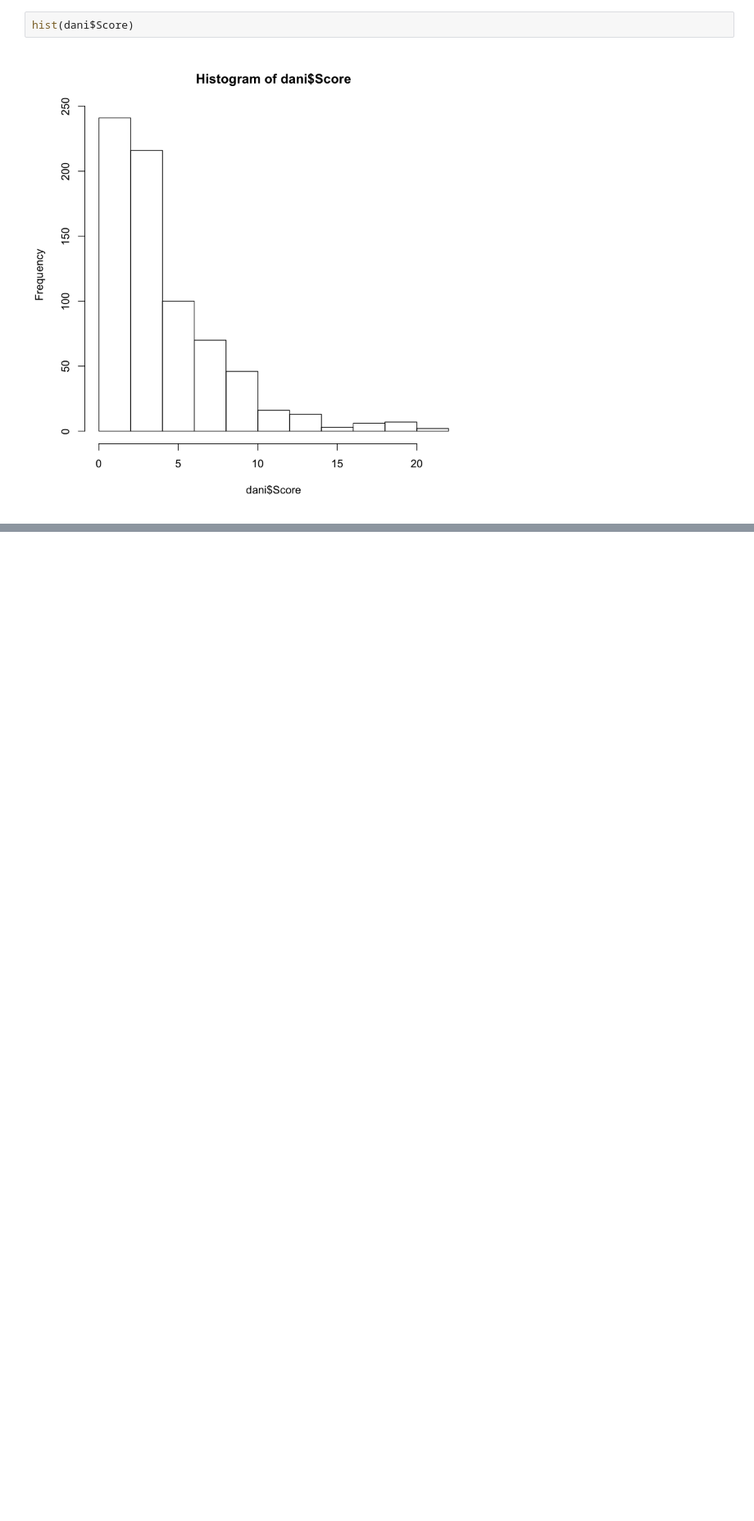
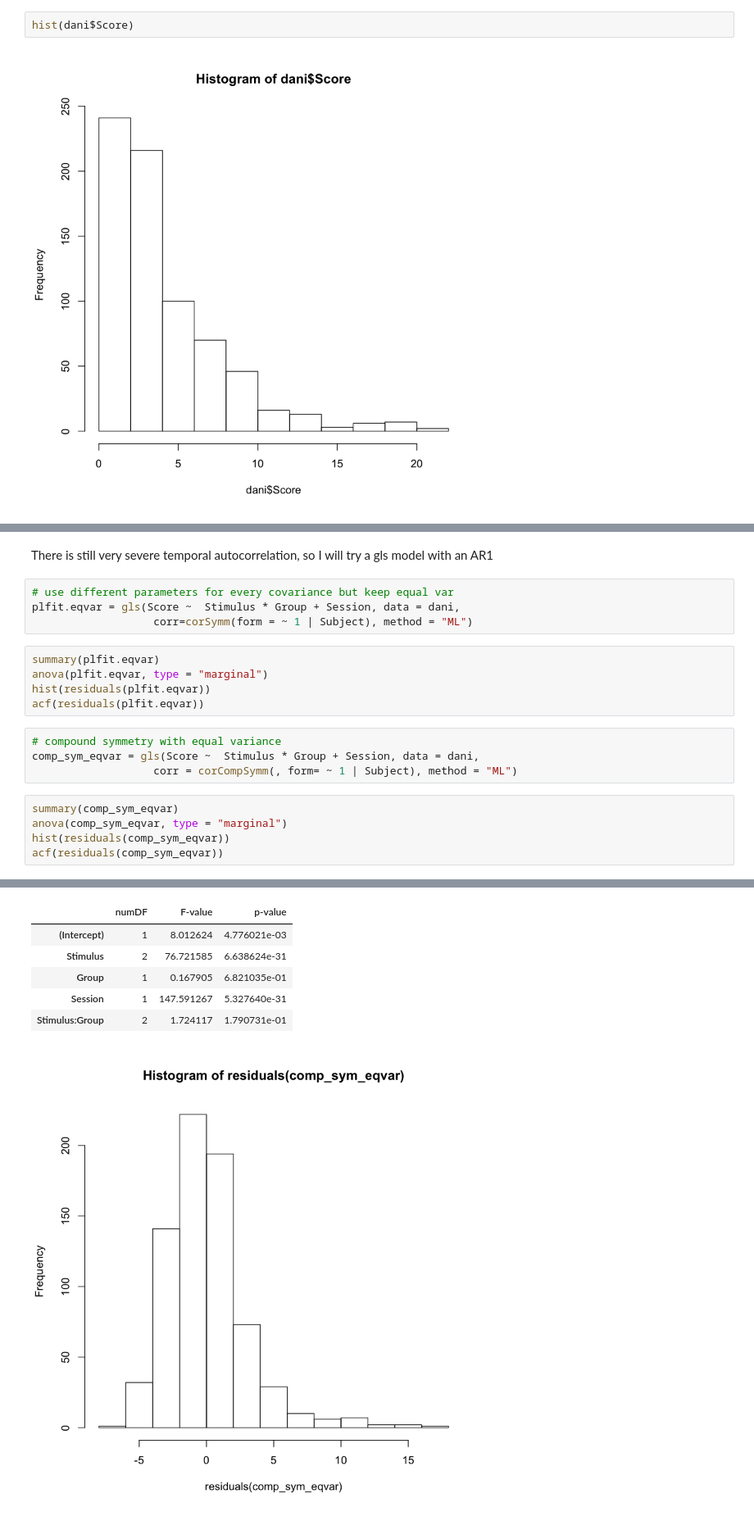
Before and after one commit to Lslipski/pbs110, a Jupyter notebook: pbs111/Final.ipynb, the cells around one changed output, grey strips where cells are left out. Shown at 82% size. Cells and saved outputs as stored; diff of their text form; blank space fills up the shorter version.

```diff
--- a/pbs111/Final.ipynb
+++ b/pbs111/Final.ipynb
@@ -790,0 +869,21 @@ head(dani)
+# %% [markdown]
+There is still very severe temporal autocorrelation, so I will try a gls model with an AR1
+# %%
+# use different parameters for every covariance but keep equal var
+plfit.eqvar = gls(Score ~  Stimulus * Group + Session, data = dani,
+                   corr=corSymm(form = ~ 1 | Subject), method = "ML")
+# %%
+summary(plfit.eqvar)
+anova(plfit.eqvar, type = "marginal")
+hist(residuals(plfit.eqvar))
+acf(residuals(plfit.eqvar))
+# %%
+# compound symmetry with equal variance
+comp_sym_eqvar = gls(Score ~  Stimulus * Group + Session, data = dani,
+                   corr = corCompSymm(, form= ~ 1 | Subject), method = "ML")
+# %%
+summary(comp_sym_eqvar)
+anova(comp_sym_eqvar, type = "marginal")
+hist(residuals(comp_sym_eqvar))
+acf(residuals(comp_sym_eqvar))
+# %% [output]
@@ -790,0 +907,7 @@ head(dani)
+|  | numDF | F-value | p-value |
+| (Intercept) | 1 | 8.012624 | 4.776021e-03 |
+| Stimulus | 2 | 76.721585 | 6.638624e-31 |
+| Group | 1 | 0.167905 | 6.821035e-01 |
+| Session | 1 | 147.591267 | 5.327640e-31 |
+| Stimulus:Group | 2 | 1.724117 | 1.790731e-01 |
+[figure, added]
```
Also changed, not shown: parts of 17 cells of this notebook, 16 other files.
